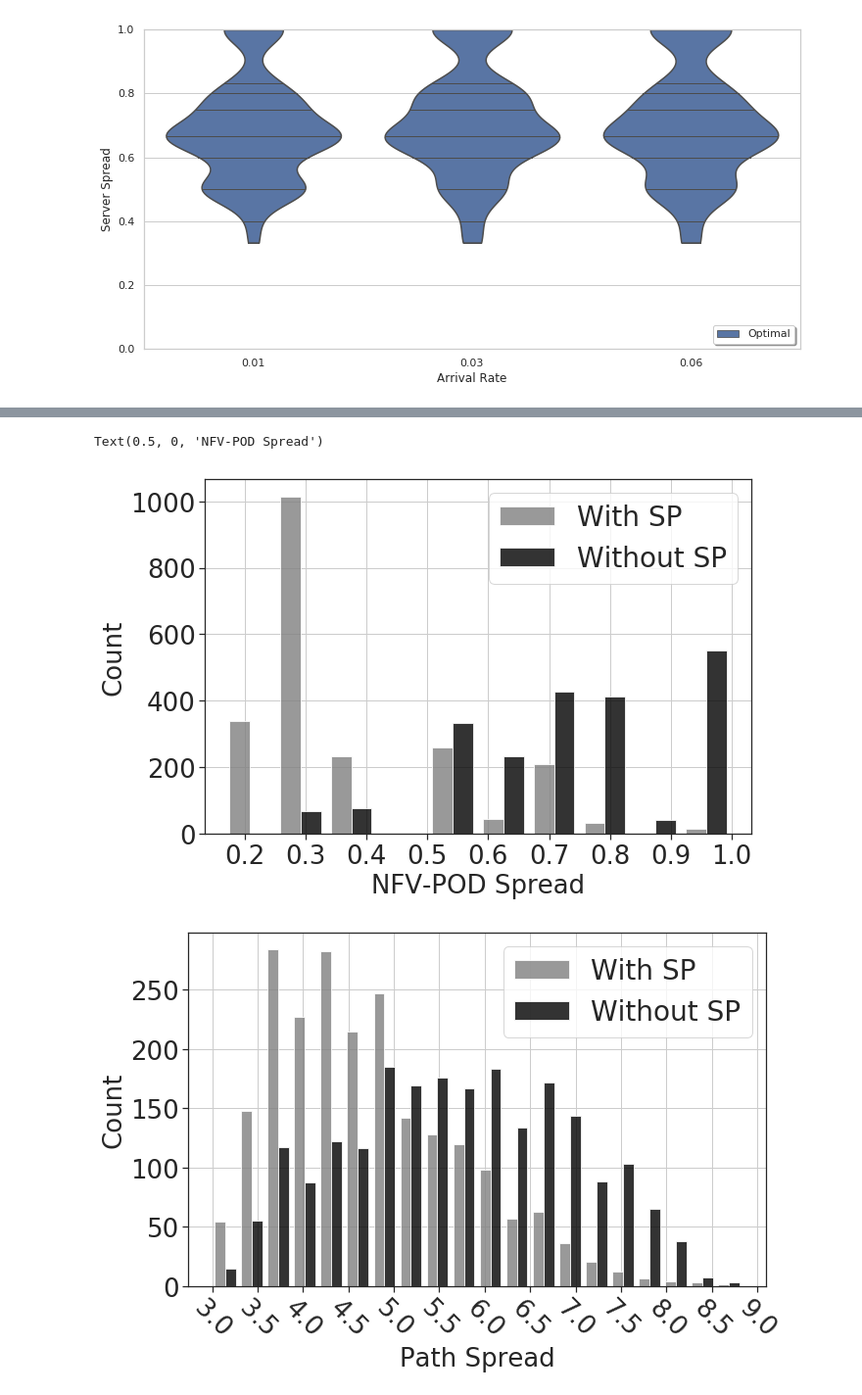
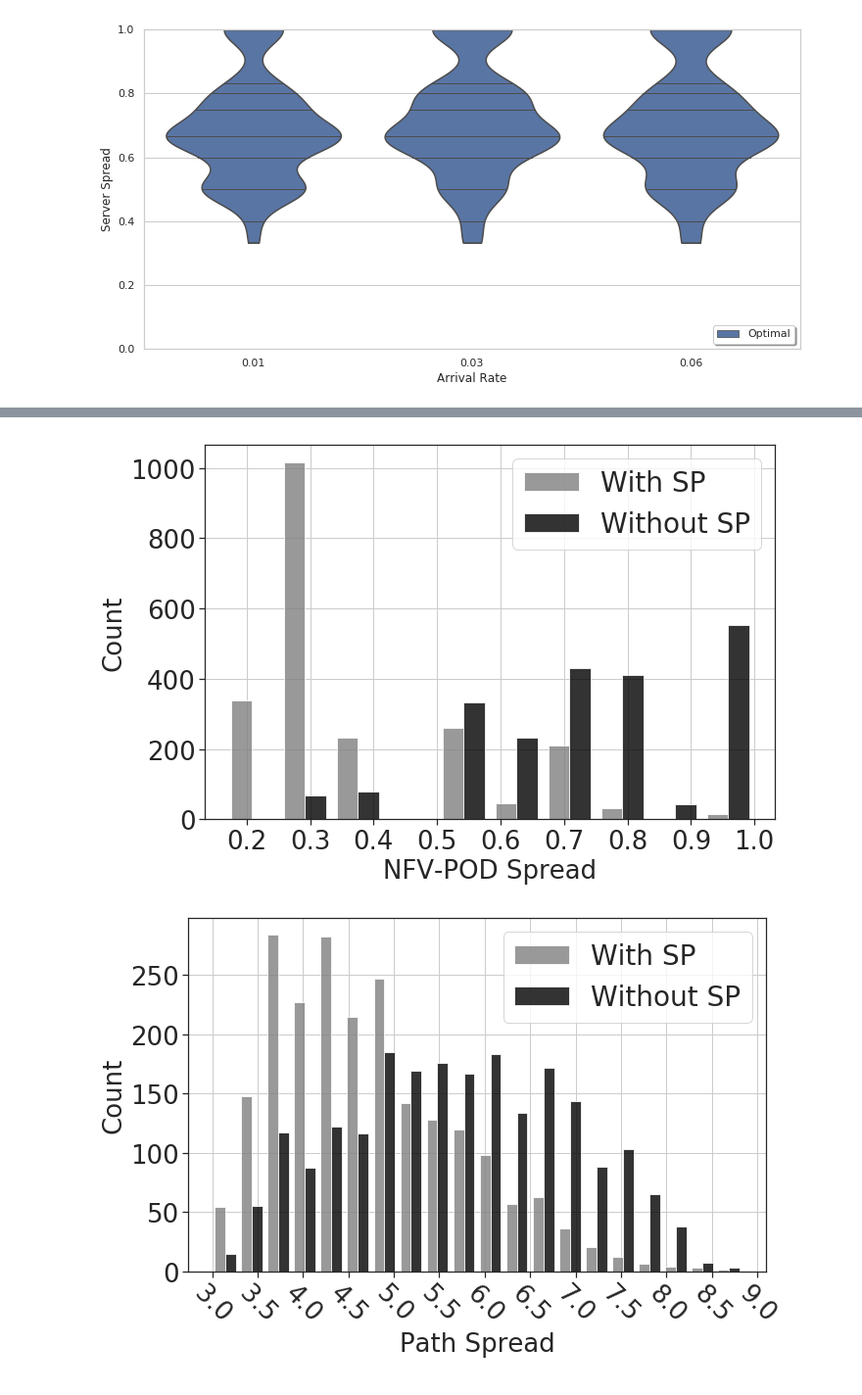
Before and after one commit to mfbari/esso, a Jupyter notebook: plots/plot_server_and_co_spread.ipynb, the cells around one changed output, grey strips where cells are left out. Shown at 98% size. Saved outputs shown, nothing was run; the diff lists cells and outputs as text; code cells hidden in the pictures.

```diff
--- a/plots/plot_server_and_co_spread.ipynb
+++ b/plots/plot_server_and_co_spread.ipynb
@@ -149,20 +149,20 @@ fig.savefig('13129_switch_power_server_spread.pdf', dpi=600)
 # %%
 fig, ax = plt.subplots()
 x = spread_df[spread_df['Switch Power'] == 'Yes']['NFV-POD Spread']
 y = spread_df[spread_df['Switch Power'] == 'No']['NFV-POD Spread']
 ax.hist([x, y], color=['gray','black'], label=['With SP', 'Without SP'], alpha=0.8)
 ax.legend(loc='best', fontsize=28)
 for item in ([ax.title, ax.xaxis.label, ax.yaxis.label]):
     item.set_fontsize(26)
 for item in ax.get_xticklabels():
     item.set_fontsize(26)
 for item in ax.get_yticklabels():
     item.set_fontsize(26)
 ax.set_ylabel('Count')
 ax.set_xlabel('NFV-POD Spread')
+plt.tight_layout()
 # %% [output]
-Text(0.5, 0, 'NFV-POD Spread')
-[figure, old version]
+[figure, new version]
 # %%
 fig.savefig('13129_switch_power_nfv_pod_spread.pdf', dpi=1200)
 # %%
```
Also changed, not shown: parts of 1 cell of this notebook.
